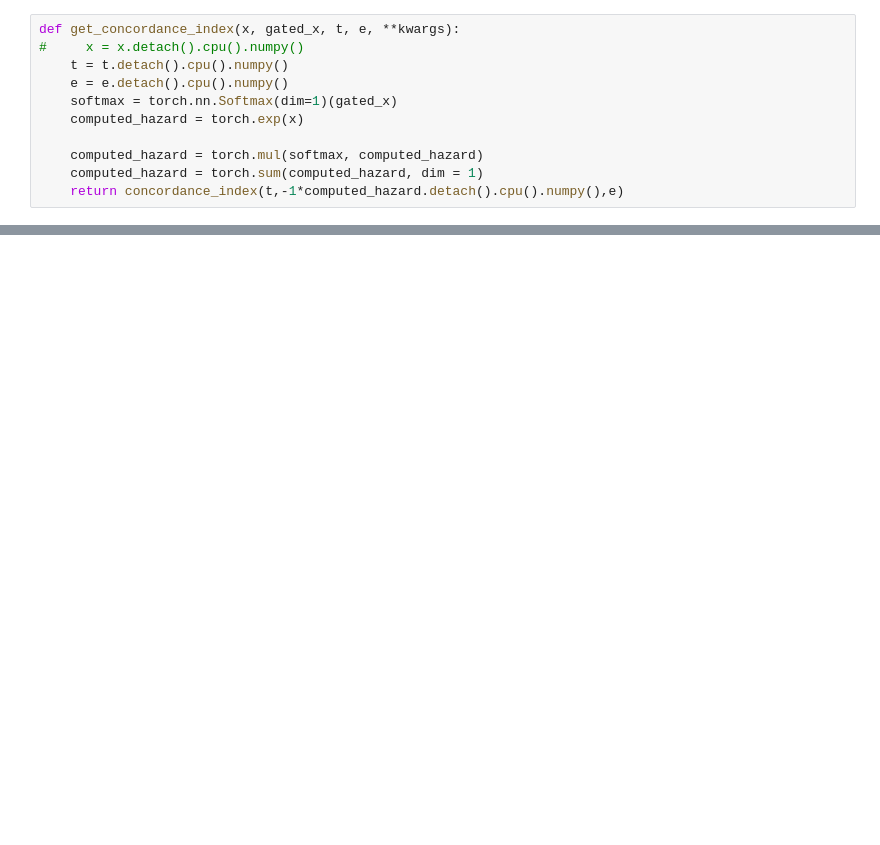
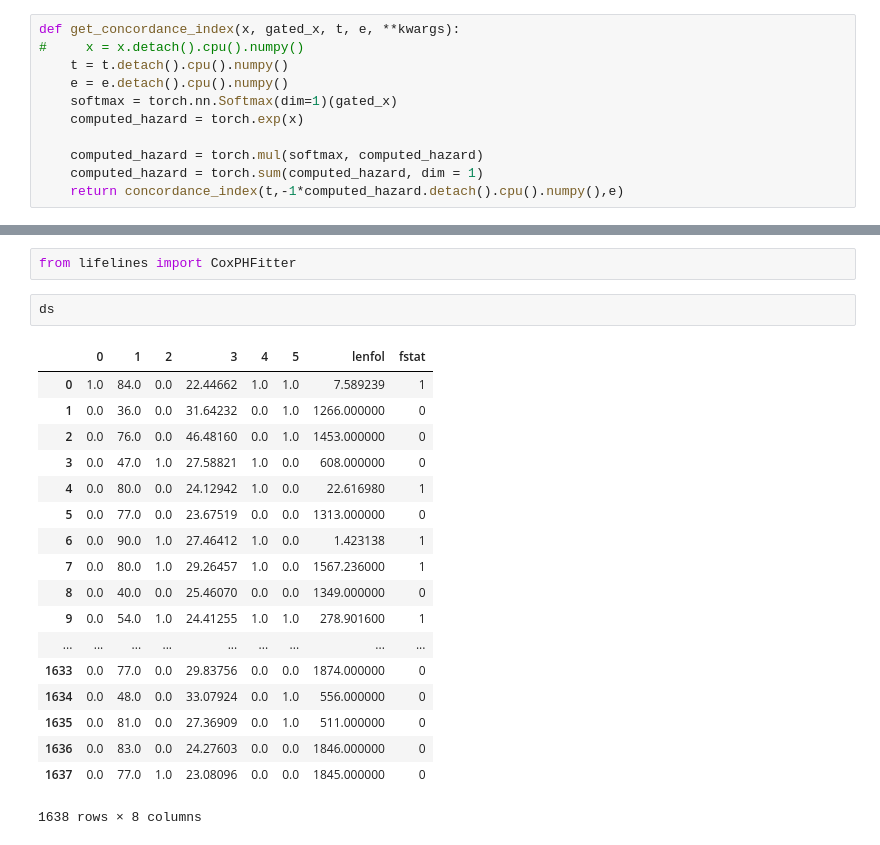
Before and after one commit to rohansangave/SurvivalAnalysis, a Jupyter notebook: new_arch_elbo.ipynb, the cells around one changed output, grey strips where cells are left out. Saved outputs shown, nothing was run; the diff lists cells and outputs as text; blank space fills up the shorter version.

```diff
--- a/new_arch_elbo.ipynb
+++ b/new_arch_elbo.ipynb
@@ -318,0 +373,23 @@ print(metrics['c-index'][-1])
+# %%
+from lifelines import CoxPHFitter
+# %%
+ds
+# %% [output]
+|  | 0 | 1 | 2 | 3 | 4 | 5 | lenfol | fstat |
+| 0 | 1.0 | 84.0 | 0.0 | 22.44662 | 1.0 | 1.0 | 7.589239 | 1 |
+| 1 | 0.0 | 36.0 | 0.0 | 31.64232 | 0.0 | 1.0 | 1266.000000 | 0 |
+| 2 | 0.0 | 76.0 | 0.0 | 46.48160 | 0.0 | 1.0 | 1453.000000 | 0 |
+| 3 | 0.0 | 47.0 | 1.0 | 27.58821 | 1.0 | 0.0 | 608.000000 | 0 |
+| 4 | 0.0 | 80.0 | 0.0 | 24.12942 | 1.0 | 0.0 | 22.616980 | 1 |
+| 5 | 0.0 | 77.0 | 0.0 | 23.67519 | 0.0 | 0.0 | 1313.000000 | 0 |
+| 6 | 0.0 | 90.0 | 1.0 | 27.46412 | 1.0 | 0.0 | 1.423138 | 1 |
+| 7 | 0.0 | 80.0 | 1.0 | 29.26457 | 1.0 | 0.0 | 1567.236000 | 1 |
+| 8 | 0.0 | 40.0 | 0.0 | 25.46070 | 0.0 | 0.0 | 1349.000000 | 0 |
+| 9 | 0.0 | 54.0 | 1.0 | 24.41255 | 1.0 | 1.0 | 278.901600 | 1 |
+| ... | ... | ... | ... | ... | ... | ... | ... | ... |
+| 1633 | 0.0 | 77.0 | 0.0 | 29.83756 | 0.0 | 0.0 | 1874.000000 | 0 |
+| 1634 | 0.0 | 48.0 | 0.0 | 33.07924 | 0.0 | 1.0 | 556.000000 | 0 |
+| 1635 | 0.0 | 81.0 | 0.0 | 27.36909 | 0.0 | 1.0 | 511.000000 | 0 |
+| 1636 | 0.0 | 83.0 | 0.0 | 24.27603 | 0.0 | 0.0 | 1846.000000 | 0 |
+| 1637 | 0.0 | 77.0 | 1.0 | 23.08096 | 0.0 | 0.0 | 1845.000000 | 0 |
+1638 rows × 8 columns
```
Also changed, not shown: parts of 15 cells of this notebook.
